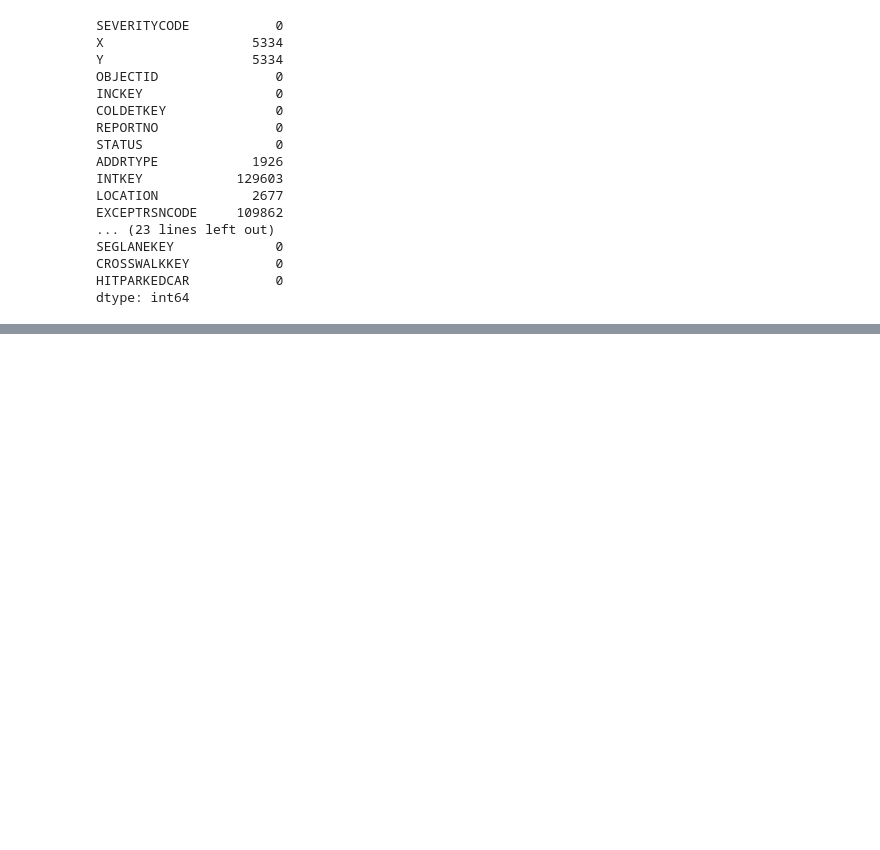
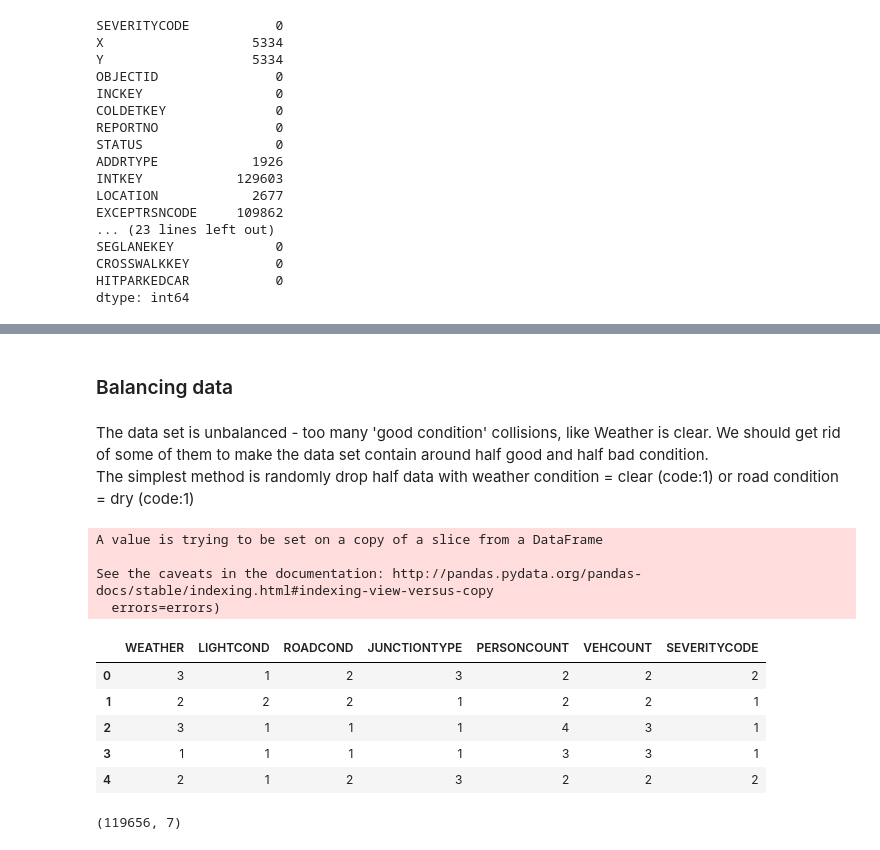
Before and after one commit to NevertheLeo/Coursera_Capstone, a Jupyter notebook: Coursera_Capstone.ipynb, the cells around one changed output, grey strips where cells are left out. Cells and saved outputs as stored; diff of their text form; code cells hidden in the pictures; blank space fills up the shorter version.

```diff
--- a/Coursera_Capstone.ipynb
+++ b/Coursera_Capstone.ipynb
@@ -56,0 +311,23 @@ dtype: int64
+# %% [markdown]
+### Balancing data
+# %% [markdown]
+The data set is unbalanced - too many 'good condition' collisions, like Weather is clear. We should get rid of some of them to make the data set contain around half good and half bad condition. <br>
+The simplest method is randomly drop half data with weather condition = clear (code:1) or road condition = dry (code:1)
+# %%
+df_collision.drop(df_collision.query('WEATHER == 1 | ROADCOND == 1').sample(frac=.5).index, inplace = True)
+df_collision.head()
+# %% [output]
+A value is trying to be set on a copy of a slice from a DataFrame
+
+See the caveats in the documentation: http://pandas.pydata.org/pandas-docs/stable/indexing.html#indexing-view-versus-copy
+  errors=errors)
+|  | WEATHER | LIGHTCOND | ROADCOND | JUNCTIONTYPE | PERSONCOUNT | VEHCOUNT | SEVERITYCODE |
+| 0 | 3 | 1 | 2 | 3 | 2 | 2 | 2 |
+| 1 | 2 | 2 | 2 | 1 | 2 | 2 | 1 |
+| 2 | 3 | 1 | 1 | 1 | 4 | 3 | 1 |
+| 3 | 1 | 1 | 1 | 1 | 3 | 3 | 1 |
+| 4 | 2 | 1 | 2 | 3 | 2 | 2 | 2 |
+# %%
+df_collision.shape
+# %% [output]
+(119656, 7)
```
Also changed, not shown: parts of 78 cells of this notebook.
